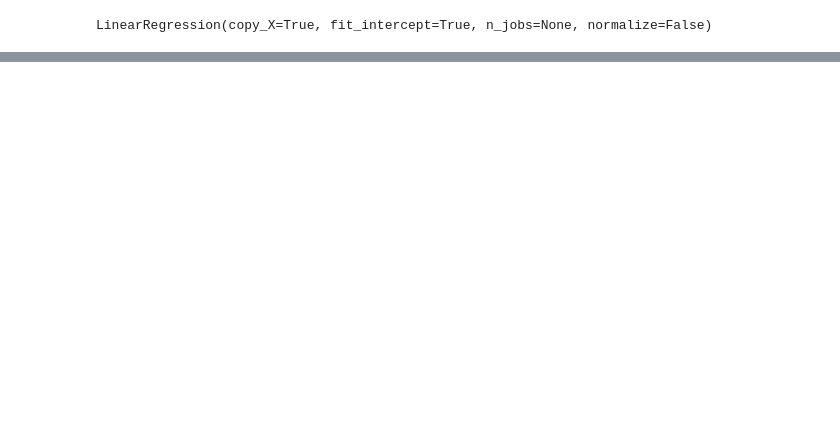
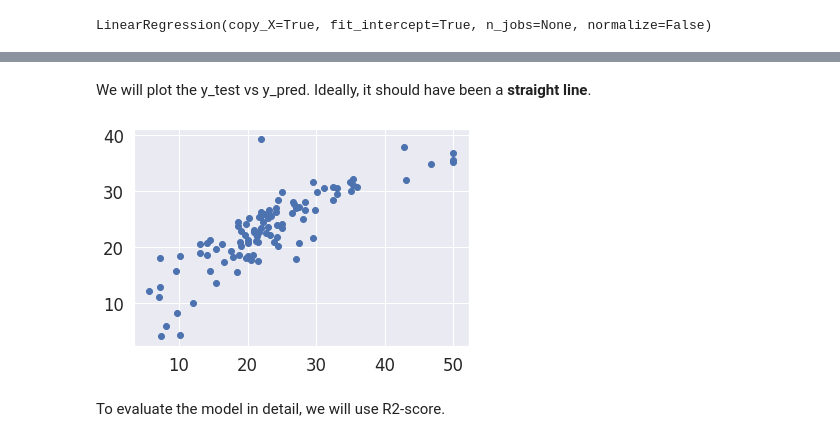
Before and after one commit to hwuiwon/predict-house-price, a Jupyter notebook: Predict_House_Price.ipynb, the cells around one changed output, grey strips where cells are left out. Saved outputs shown, nothing was run; the diff lists cells and outputs as text; code cells hidden in the pictures; blank space fills up the shorter version.

```diff
--- a/Predict_House_Price.ipynb
+++ b/Predict_House_Price.ipynb
@@ -49,7 +49,8 @@ We will convert array to DataFrame to see labels with values.
 # %%
 boston = pd.DataFrame(x_train,
                   index=[i for i in range(x_train.shape[0])],
-                  columns=['CRIM', 'ZN', 'INDUS', 'CHAS', 'NOX', 'RM', 'AGE', 'DIS', 'RAD', 'TAX', 'PTRATIO', 'B', 'LSTAT'])
+                  columns=['CRIM', 'ZN', 'INDUS', 'CHAS', 'NOX', 'RM', 'AGE',
+                           'DIS', 'RAD', 'TAX', 'PTRATIO', 'B', 'LSTAT'])
 boston['MEDV'] = y_train
 
 boston.head()
@@ -99,7 +100,8 @@ We will only include 'RM', 'LSTAT', and 'MEDV' in our data set for accuracy of o
 # %%
 bostonT = pd.DataFrame(x_test,
                   index=[i for i in range(x_test.shape[0])],
-                  columns=['CRIM', 'ZN', 'INDUS', 'CHAS', 'NOX', 'RM', 'AGE', 'DIS', 'RAD', 'TAX', 'PTRATIO', 'B', 'LSTAT'])
+                  columns=['CRIM', 'ZN', 'INDUS', 'CHAS', 'NOX', 'RM', 'AGE',
+                           'DIS', 'RAD', 'TAX', 'PTRATIO', 'B', 'LSTAT'])
 
 X_train = pd.DataFrame(np.c_[boston['RM'], boston['LSTAT']], columns = ['RM','LSTAT'])
 X_test = pd.DataFrame(np.c_[bostonT['RM'], bostonT['LSTAT']], columns = ['RM','LSTAT'])
@@ -115,0 +133,4 @@ LinearRegression(copy_X=True, fit_intercept=True, n_jobs=None, normalize=False)
+# %%
+y_pred = model.predict(X_test)
+pred = pd.DataFrame({'Actual': y_test, 'Predicted': y_pred})
+pred.head()
@@ -115,0 +144,9 @@ LinearRegression(copy_X=True, fit_intercept=True, n_jobs=None, normalize=False)
+# %% [markdown]
+We will plot the y_test vs y_pred. Ideally, it should have been a **straight line**.
+# %%
+plt.scatter(y_test, y_pred)
+plt.show()
+# %% [output]
+[figure, added]
+# %% [markdown]
+To evaluate the model in detail, we will use R2-score.
```
Also changed, not shown: parts of 9 cells of this notebook.
